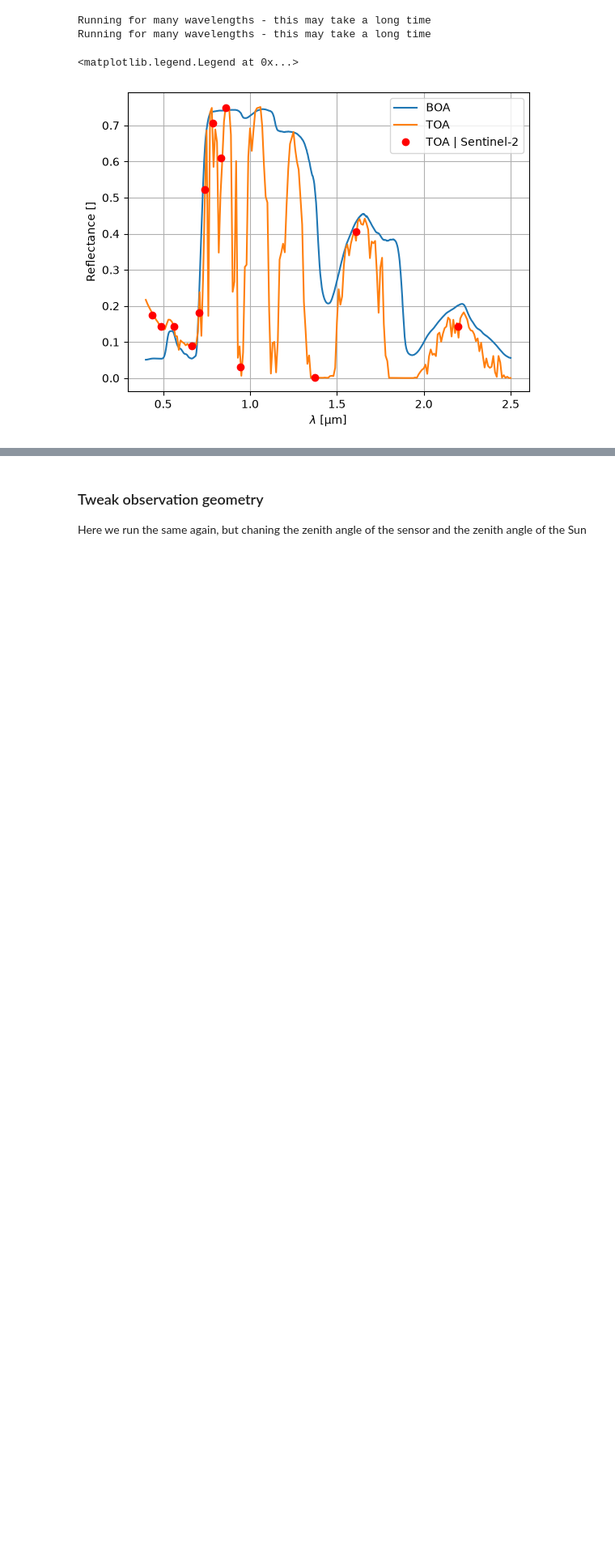
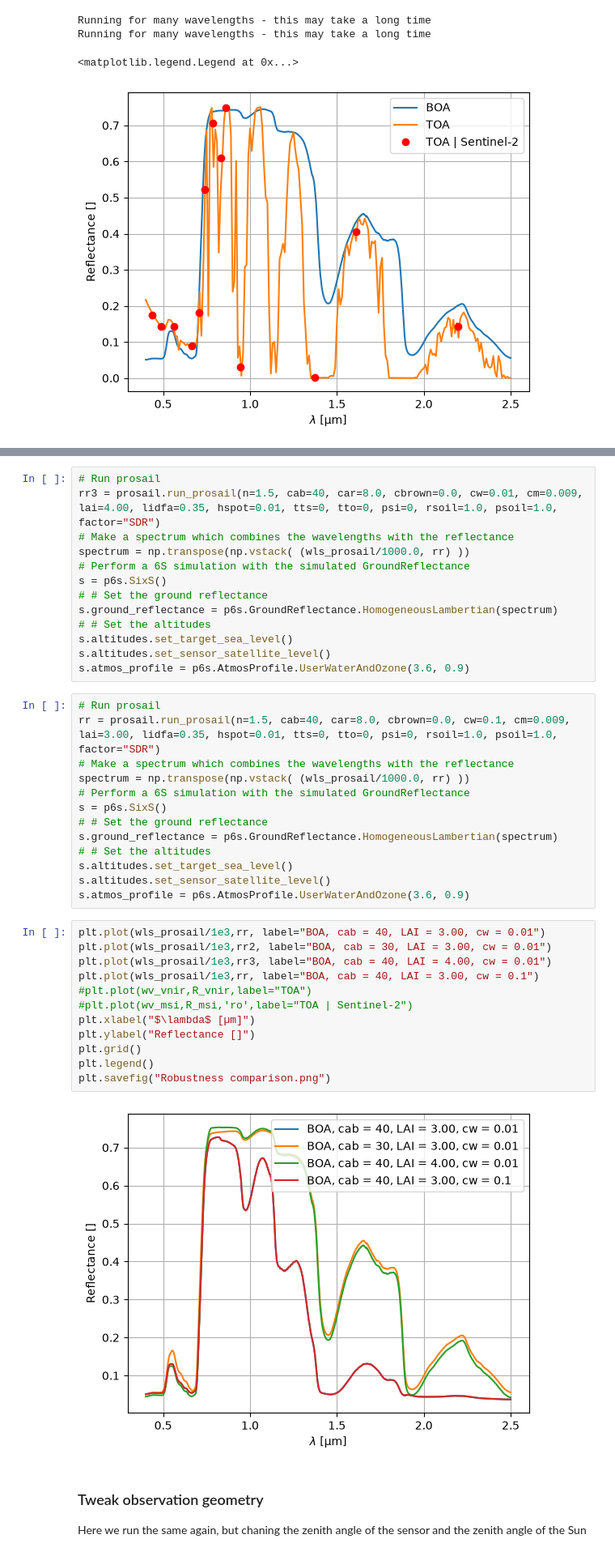
Before and after one commit to yjeong828/PPEO, a Jupyter notebook: Radiative_Transfer_Modelling_with_Prosail_py6S.ipynb, the cells around one changed output, grey strips where cells are left out. Shown at 81% size. Cells and saved outputs as stored; diff of their text form; blank space fills up the shorter version.

Commit message:
Plot for robustness comparison

```diff
--- a/Radiative_Transfer_Modelling_with_Prosail_py6S.ipynb
+++ b/Radiative_Transfer_Modelling_with_Prosail_py6S.ipynb
@@ -521,3 +553,43 @@ Running for many wavelengths - this may take a long time
+# %%
+# Run prosail
+rr3 = prosail.run_prosail(n=1.5, cab=40, car=8.0, cbrown=0.0, cw=0.01, cm=0.009, lai=4.00, lidfa=0.35, hspot=0.01, tts=0, tto=0, psi=0, rsoil=1.0, psoil=1.0, factor="SDR")
+# Make a spectrum which combines the wavelengths with the reflectance
+spectrum = np.transpose(np.vstack( (wls_prosail/1000.0, rr) ))
+# Perform a 6S simulation with the simulated GroundReflectance
+s = p6s.SixS()
+# # Set the ground reflectance
+s.ground_reflectance = p6s.GroundReflectance.HomogeneousLambertian(spectrum)
+# # Set the altitudes
+s.altitudes.set_target_sea_level()
+s.altitudes.set_sensor_satellite_level()
+s.atmos_profile = p6s.AtmosProfile.UserWaterAndOzone(3.6, 0.9)
+# %%
+# Run prosail
+rr = prosail.run_prosail(n=1.5, cab=40, car=8.0, cbrown=0.0, cw=0.1, cm=0.009, lai=3.00, lidfa=0.35, hspot=0.01, tts=0, tto=0, psi=0, rsoil=1.0, psoil=1.0, factor="SDR")
+# Make a spectrum which combines the wavelengths with the reflectance
+spectrum = np.transpose(np.vstack( (wls_prosail/1000.0, rr) ))
+# Perform a 6S simulation with the simulated GroundReflectance
+s = p6s.SixS()
+# # Set the ground reflectance
+s.ground_reflectance = p6s.GroundReflectance.HomogeneousLambertian(spectrum)
+# # Set the altitudes
+s.altitudes.set_target_sea_level()
+s.altitudes.set_sensor_satellite_level()
+s.atmos_profile = p6s.AtmosProfile.UserWaterAndOzone(3.6, 0.9)
+# %%
+plt.plot(wls_prosail/1e3,rr, label="BOA, cab = 40, LAI = 3.00, cw = 0.01")
+plt.plot(wls_prosail/1e3,rr2, label="BOA, cab = 30, LAI = 3.00, cw = 0.01")
+plt.plot(wls_prosail/1e3,rr3, label="BOA, cab = 40, LAI = 4.00, cw = 0.01")
+plt.plot(wls_prosail/1e3,rr, label="BOA, cab = 40, LAI = 3.00, cw = 0.1")
+#plt.plot(wv_vnir,R_vnir,label="TOA")
+#plt.plot(wv_msi,R_msi,'ro',label="TOA | Sentinel-2")
+plt.xlabel("$\lambda$ [µm]")
+plt.ylabel("Reflectance []")
+plt.grid()
+plt.legend()
+plt.savefig("Robustness comparison.png")
+# %% [output]
+[figure, added]
 # %% [markdown]
 ### Tweak observation geometry
 Here we run the same again, but chaning the zenith angle of the sensor and the zenith angle of the Sun
```
Also changed, not shown: parts of 3 cells of this notebook.
